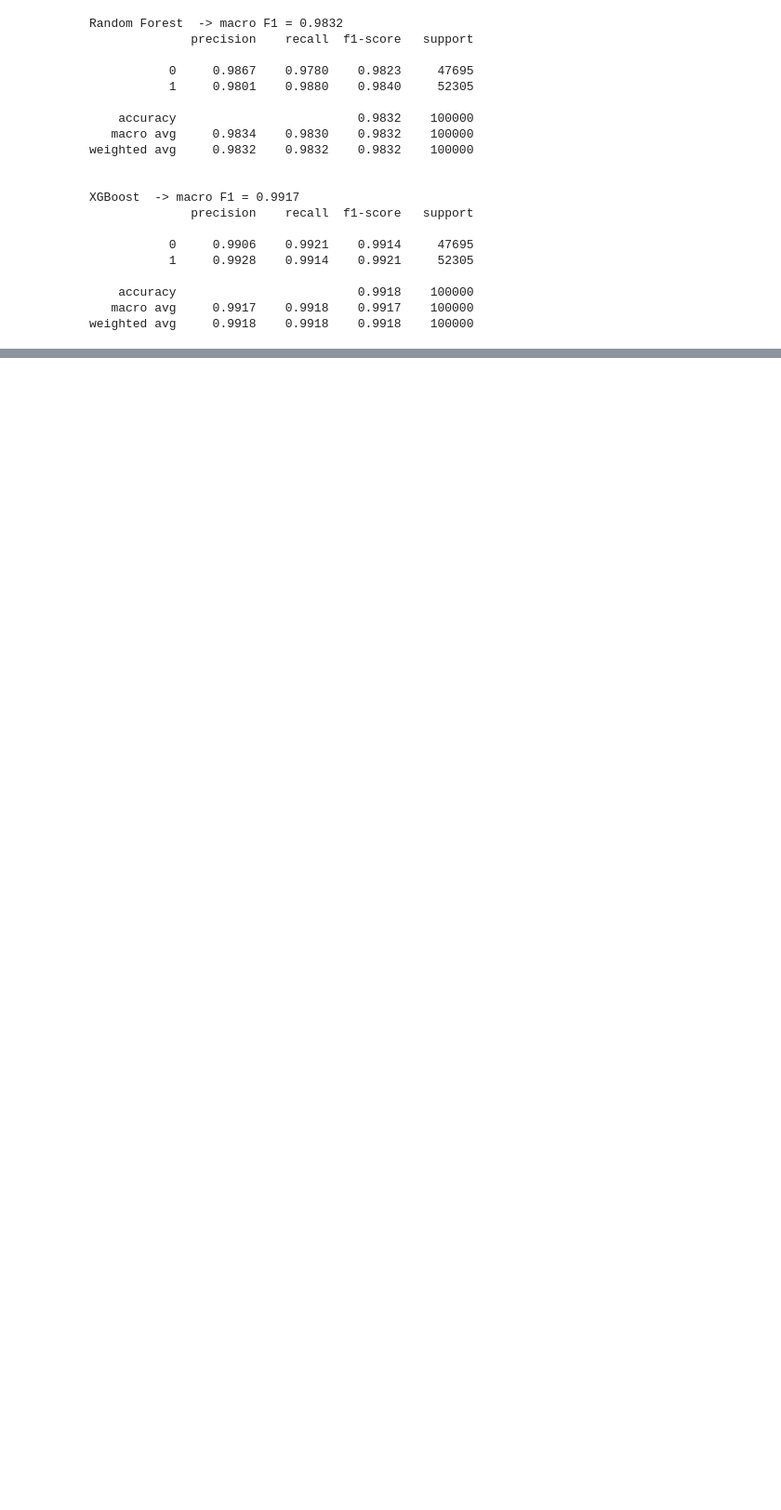
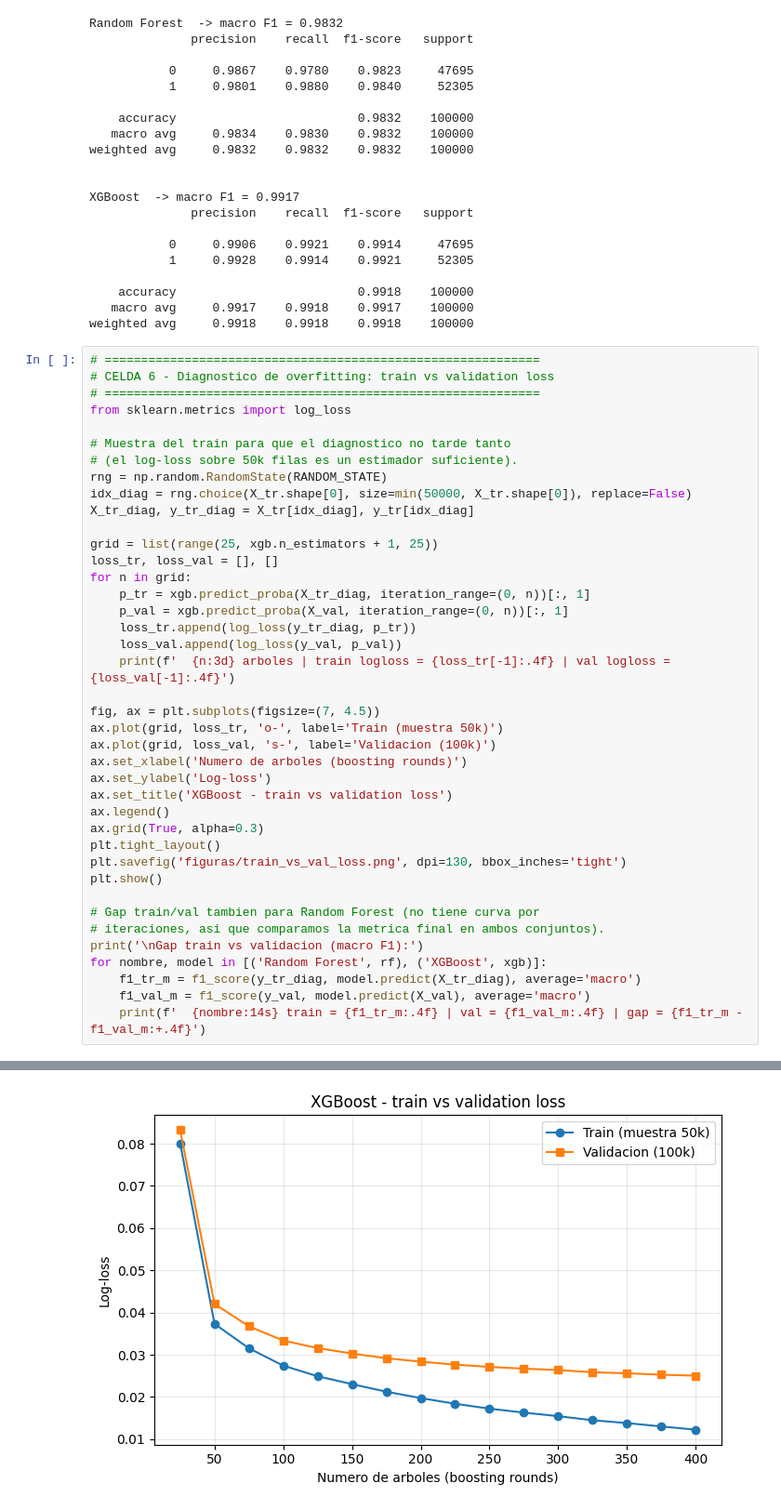
Before and after one commit to M4u2002/Reto-Compiladores-Plagio-, a Jupyter notebook: RetoPlagio.ipynb, the cells around one changed output, grey strips where cells are left out. Shown at 93% size. Cells and saved outputs as stored; diff of their text form; blank space fills up the shorter version.

```diff
--- a/retov3.ipynb
+++ b/RetoPlagio.ipynb
@@ -186,3 +176,44 @@ XGBoost  -> macro F1 = 0.9917
     accuracy                         0.9918    100000
    macro avg     0.9917    0.9918    0.9917    100000
 weighted avg     0.9918    0.9918    0.9918    100000
+# %%
+# ============================================================
+# CELDA 6 - Diagnostico de overfitting: train vs validation loss
+# ============================================================
+from sklearn.metrics import log_loss
+
+# Muestra del train para que el diagnostico no tarde tanto
+# (el log-loss sobre 50k filas es un estimador suficiente).
+rng = np.random.RandomState(RANDOM_STATE)
+idx_diag = rng.choice(X_tr.shape[0], size=min(50000, X_tr.shape[0]), replace=False)
+X_tr_diag, y_tr_diag = X_tr[idx_diag], y_tr[idx_diag]
+
+grid = list(range(25, xgb.n_estimators + 1, 25))
+loss_tr, loss_val = [], []
+for n in grid:
+    p_tr = xgb.predict_proba(X_tr_diag, iteration_range=(0, n))[:, 1]
+    p_val = xgb.predict_proba(X_val, iteration_range=(0, n))[:, 1]
+    loss_tr.append(log_loss(y_tr_diag, p_tr))
+    loss_val.append(log_loss(y_val, p_val))
+    print(f'  {n:3d} arboles | train logloss = {loss_tr[-1]:.4f} | val logloss = {loss_val[-1]:.4f}')
+
+fig, ax = plt.subplots(figsize=(7, 4.5))
+ax.plot(grid, loss_tr, 'o-', label='Train (muestra 50k)')
+ax.plot(grid, loss_val, 's-', label='Validacion (100k)')
+ax.set_xlabel('Numero de arboles (boosting rounds)')
+ax.set_ylabel('Log-loss')
+ax.set_title('XGBoost - train vs validation loss')
+ax.legend()
+ax.grid(True, alpha=0.3)
+plt.tight_layout()
+plt.savefig('figuras/train_vs_val_loss.png', dpi=130, bbox_inches='tight')
+plt.show()
+
+# Gap train/val tambien para Random Forest (no tiene curva por
+# iteraciones, asi que comparamos la metrica final en ambos conjuntos).
+print('\nGap train vs validacion (macro F1):')
+for nombre, model in [('Random Forest', rf), ('XGBoost', xgb)]:
+    f1_tr_m = f1_score(y_tr_diag, model.predict(X_tr_diag), average='macro')
+    f1_val_m = f1_score(y_val, model.predict(X_val), average='macro')
+    print(f'  {nombre:14s} train = {f1_tr_m:.4f} | val = {f1_val_m:.4f} | gap = {f1_tr_m - f1_val_m:+.4f}')
+# %% [output]
@@ -188,0 +236 @@ weighted avg     0.9918    0.9918    0.9918    100000
+[figure, added]
```
Also changed, not shown: parts of 19 cells of this notebook, 8 other files.
